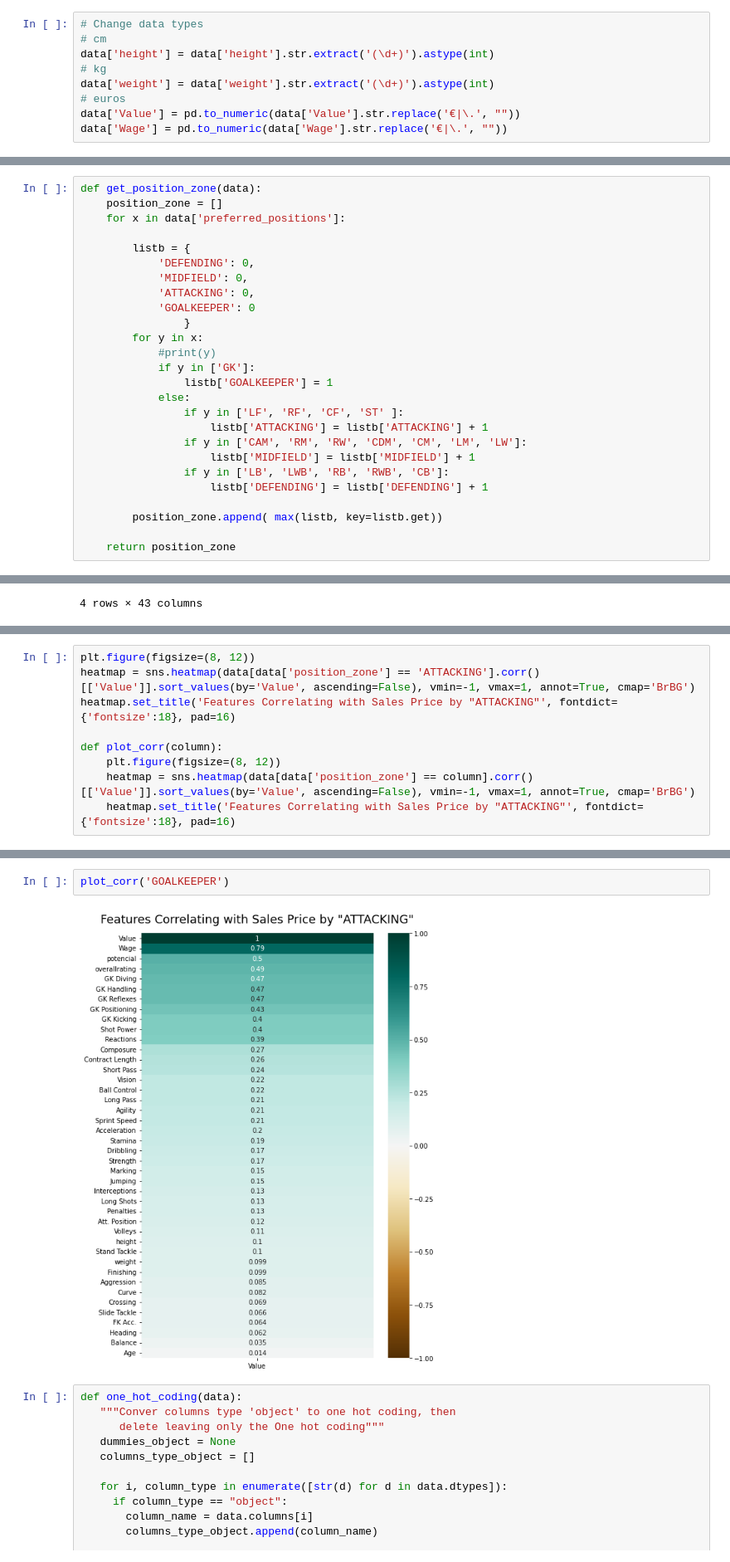
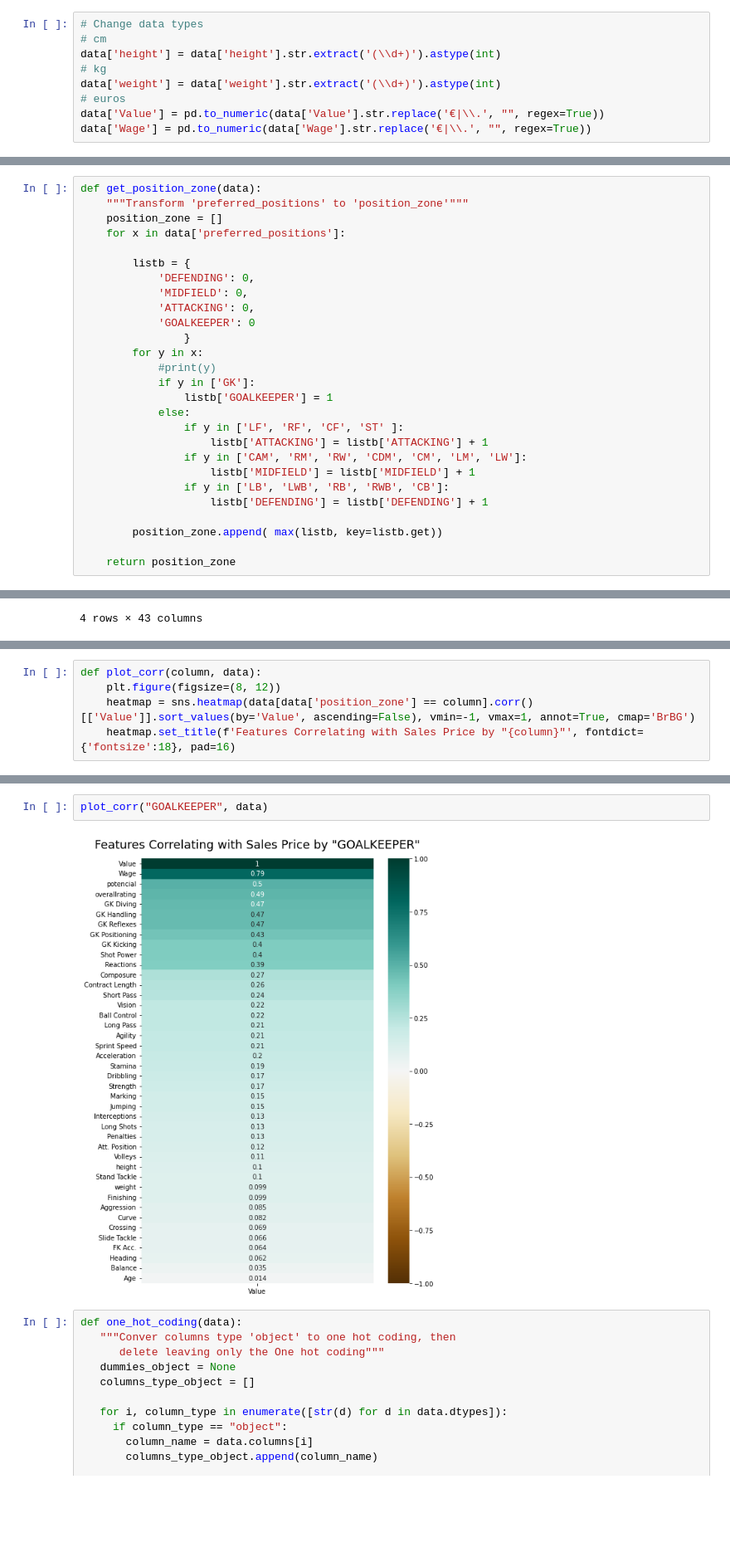
Before and after one commit to alonmar/Fifa-players-predict-value, a Jupyter notebook: Futbol_Predictions_Export_Model.ipynb, the cells around one changed output, grey strips where cells are left out. Shown at 83% size. Drawn from its saved outputs; the diff is of its cells as text; blank space fills up the shorter version.

```diff
--- a/Futbol_Predictions_Export_Model.ipynb
+++ b/Futbol_Predictions_Export_Model.ipynb
@@ -110,10 +111,10 @@ dtype: object
 # %%
 # Change data types
 # cm
-data['height'] = data['height'].str.extract('(\d+)').astype(int)
+data['height'] = data['height'].str.extract('(\\d+)').astype(int)
 # kg
-data['weight'] = data['weight'].str.extract('(\d+)').astype(int)
+data['weight'] = data['weight'].str.extract('(\\d+)').astype(int)
 # euros
-data['Value'] = pd.to_numeric(data['Value'].str.replace('€|\.', ""))
-data['Wage'] = pd.to_numeric(data['Wage'].str.replace('€|\.', ""))
+data['Value'] = pd.to_numeric(data['Value'].str.replace('€|\\.', "", regex=True))
+data['Wage'] = pd.to_numeric(data['Wage'].str.replace('€|\\.', "", regex=True))
 # %%
@@ -134,6 +135,7 @@ data['preferred_positions']
 Name: preferred_positions, Length: 18491, dtype: object
 # %%
 def get_position_zone(data):
+    """Transform 'preferred_positions' to 'position_zone'"""
     position_zone = []
     for x in data['preferred_positions']:
 
@@ -277,9 +274,5 @@ data.corr()
 # %%
-plt.figure(figsize=(8, 12))
-heatmap = sns.heatmap(data[data['position_zone'] == 'ATTACKING'].corr()[['Value']].sort_values(by='Value', ascending=False), vmin=-1, vmax=1, annot=True, cmap='BrBG')
-heatmap.set_title('Features Correlating with Sales Price by "ATTACKING"', fontdict={'fontsize':18}, pad=16)
-
-def plot_corr(column):
+def plot_corr(column, data):
     plt.figure(figsize=(8, 12))
     heatmap = sns.heatmap(data[data['position_zone'] == column].corr()[['Value']].sort_values(by='Value', ascending=False), vmin=-1, vmax=1, annot=True, cmap='BrBG')
-    heatmap.set_title('Features Correlating with Sales Price by "ATTACKING"', fontdict={'fontsize':18}, pad=16)
+    heatmap.set_title(f'Features Correlating with Sales Price by "{column}"', fontdict={'fontsize':18}, pad=16)
@@ -288,7 +292,7 @@ def plot_corr(column):
 # %%
-plot_corr('GOALKEEPER')
+plot_corr("GOALKEEPER", data)
 # %% [output]
-[figure, old version]
+[figure, new version]
 # %%
 def one_hot_coding(data):
    """Conver columns type 'object' to one hot coding, then
```
Also changed, not shown: parts of 37 cells of this notebook.
